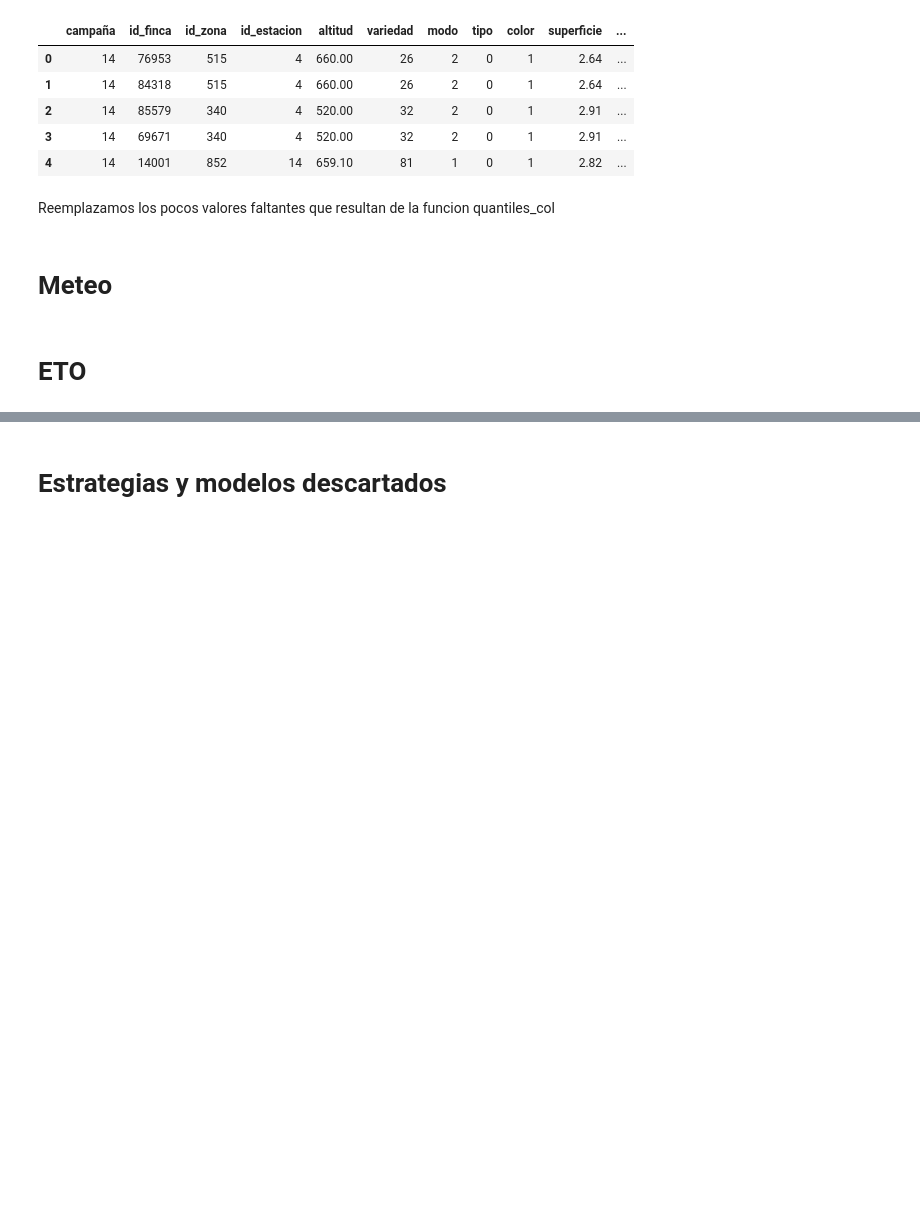
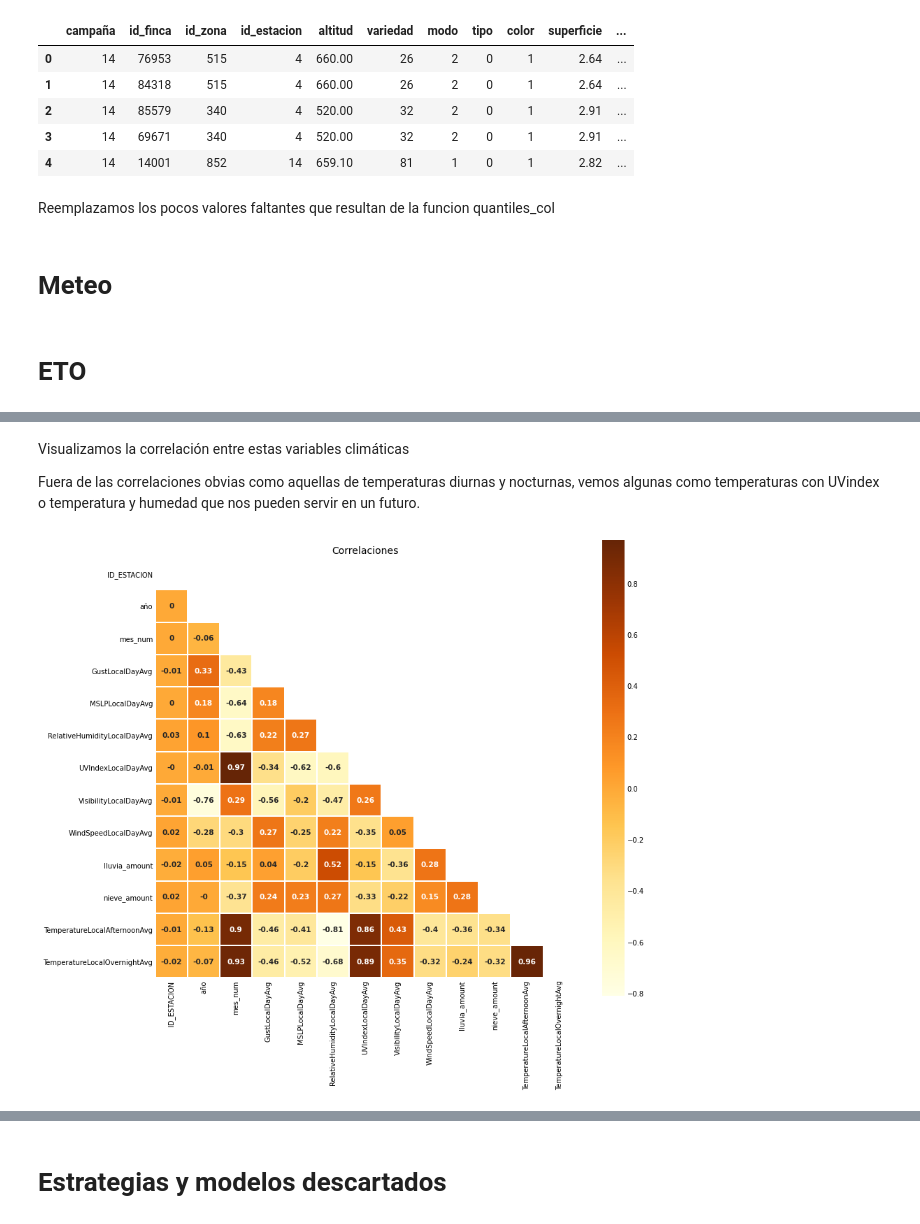
Before and after one commit to vitostamatti/datathon-cajamar-malbecs, a Jupyter notebook: notebooks/00-data-exploration/Exploracion_Malbecs.ipynb, the cells around one changed output, grey strips where cells are left out. Saved outputs shown, nothing was run; the diff lists cells and outputs as text; code cells hidden in the pictures; blank space fills up the shorter version.

```diff
--- a/notebooks/00-data-exploration/Exploracion_Malbecs.ipynb
+++ b/notebooks/00-data-exploration/Exploracion_Malbecs.ipynb
@@ -556,0 +638,3 @@ df['id_finca_percentiles'] = df.id_finca_percentiles.fillna(df_for_fe(df).id_fin
+# %%
+df_eto['lluvia_amount'] = df_eto['PrecipAmountLocalDayAvg'] *24
+df_eto['nieve_amount']  = df_eto['SnowAmountLocalDayAvg']   *24
@@ -556,0 +674,13 @@ df['id_finca_percentiles'] = df.id_finca_percentiles.fillna(df_for_fe(df).id_fin
+# %%
+df_mensual['MSLPLocalDayAvg']  =df_mensual.groupby(['ID_ESTACION','mes_num'])['MSLPLocalDayAvg'].transform(lambda x: x.fillna(x.mean()))
+df_mensual['GustLocalDayAvg']  =df_mensual.groupby(['ID_ESTACION','mes_num'])['GustLocalDayAvg'].transform(lambda x: x.fillna(x.mean()))
+# %%
+avg_cols_days = list(df_mensual.filter(like='DayAvg').columns)
+ids = ['ID_ESTACION','año','mes_num']
+temperaturas = ['TemperatureLocalAfternoonAvg','TemperatureLocalOvernightAvg']
+df_grouped = df_mensual[ids + avg_cols_days + cols_sum + temperaturas]
+
+cols_delete = ['TemperatureLocalDayAvg', 'PrecipAmountLocalDayAvg', 'SnowAmountLocalDayAvg','DewpointLocalDayAvg',
+                'EvapotranspirationLocalDayAvg', 'FeelsLikeLocalDayAvg','GlobalHorizontalIrradianceLocalDayAvg']
+
+df_grouped = df_grouped.drop(columns=cols_delete)
@@ -556,0 +698,2 @@ df['id_finca_percentiles'] = df.id_finca_percentiles.fillna(df_for_fe(df).id_fin
+# %%
+df_grouped=df_grouped[df_grouped['mes_num'].isin([1,2,3,4,5,6])]
@@ -556,0 +717,33 @@ df['id_finca_percentiles'] = df.id_finca_percentiles.fillna(df_for_fe(df).id_fin
+# %% [markdown]
+Visualizamos la correlación entre estas variables climáticas
+
+Fuera de las correlaciones obvias como aquellas de temperaturas diurnas y nocturnas, vemos algunas como temperaturas con UVindex o temperatura y humedad que nos pueden servir en un futuro.
+# %%
+def Generate_heatmap_graph(corr, chart_title, mask_uppertri=False ):
+
+    mask = np.zeros_like(corr)
+    mask[np.triu_indices_from(mask)] = mask_uppertri
+    fig,ax = plt.subplots(figsize=(12,12))
+    ax.set_facecolor('white')
+    sns.heatmap(corr
+                , mask = mask
+                , square = True
+                , annot = True
+                , annot_kws={'size': 10.5, 'weight' : 'bold'}
+                , cmap=plt.get_cmap("YlOrBr")
+                , linewidths=.1)
+    plt.title(chart_title, fontsize=14)
+
+    plt.show()
+
+num_cols =  df_grouped.select_dtypes([np.number]).columns
+
+df_num = df_grouped[num_cols]
+
+cor_mat = round(df_num.corr(),2)
+
+Generate_heatmap_graph(cor_mat
+                       ,chart_title = 'Correlaciones'
+                       ,mask_uppertri = True)
+# %% [output]
+[figure, added]
```
Also changed, not shown: parts of 33 cells of this notebook, 1 other file.
